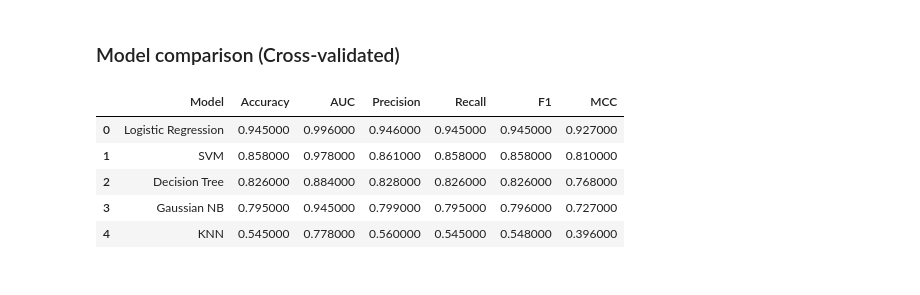
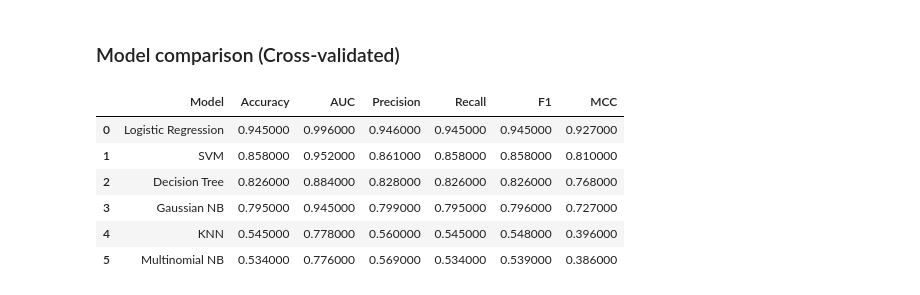
Before and after one commit to anikets349/ML-Assignment, a Jupyter notebook: Assignment.ipynb, the cells around one changed output. Drawn from its saved outputs; the diff is of its cells as text; code cells hidden in the pictures.

Commit message:
fix: Replace SVM model with CalibratedClassifierCV

```diff
--- a/Assignment.ipynb
+++ b/Assignment.ipynb
@@ -471,35 +472,37 @@ def build_models():
     m = {
         "Logistic Regression": Pipeline([("prep", prep_std()), ("clf", LogisticRegression(max_iter=2000, random_state=RANDOM_STATE))]),
         "Decision Tree": Pipeline([("prep", prep_std()), ("clf", DecisionTreeClassifier(random_state=RANDOM_STATE))]),
         "KNN": Pipeline([("prep", prep_std()), ("clf", KNeighborsClassifier())]),
         "Gaussian NB": Pipeline([("prep", prep_std()), ("clf", GaussianNB())]),
-        "SVM": Pipeline([("prep", prep_std()), ("clf", SVC(probability=True, random_state=RANDOM_STATE))])
+        "Multinomial NB": Pipeline([("prep", prep_mm()), ("clf", MultinomialNB())]),
+        "SVM": Pipeline([("prep", prep_std()), ("clf", CalibratedClassifierCV(SVC(), ensemble=False))])
     }
     return m
 
 models = build_models()
 cv = RepeatedStratifiedKFold(n_splits=5, n_repeats=3, random_state=RANDOM_STATE)
 scoring = {"accuracy": "accuracy", "auc": "roc_auc_ovr", "precision": "precision_macro", "recall": "recall_macro", "f1": "f1_macro", "mcc": make_scorer(matthews_corrcoef)}
 
 rows, fitted = [], {}
 for name, pipe in models.items():
     cvr = cross_validate(pipe, X_train, y_train, cv=cv, scoring=scoring, n_jobs=-1, return_train_score=True)
     pipe.fit(X_train, y_train)
     fitted[name] = pipe
     pred = pipe.predict(X_test)
     rows.append({"Model": name,
                  "Accuracy": cvr["test_accuracy"].mean(),
                  "AUC": cvr["test_auc"].mean(),
                  "Precision": cvr["test_precision"].mean(),
                  "Recall": cvr["test_recall"].mean(),
                  "F1": cvr["test_f1"].mean(),
                  "MCC": cvr["test_mcc"].mean()})
 results = pd.DataFrame(rows).sort_values("Accuracy", ascending=False).reset_index(drop=True)
 display(results.round(3).style.background_gradient(subset=["Accuracy", "F1"], cmap="Blues"))
 # %% [output]
 |  | Model | Accuracy | AUC | Precision | Recall | F1 | MCC |
 | 0 | Logistic Regression | 0.945000 | 0.996000 | 0.946000 | 0.945000 | 0.945000 | 0.927000 |
-| 1 | SVM | 0.858000 | 0.978000 | 0.861000 | 0.858000 | 0.858000 | 0.810000 |
+| 1 | SVM | 0.858000 | 0.952000 | 0.861000 | 0.858000 | 0.858000 | 0.810000 |
 | 2 | Decision Tree | 0.826000 | 0.884000 | 0.828000 | 0.826000 | 0.826000 | 0.768000 |
 | 3 | Gaussian NB | 0.795000 | 0.945000 | 0.799000 | 0.795000 | 0.796000 | 0.727000 |
 | 4 | KNN | 0.545000 | 0.778000 | 0.560000 | 0.545000 | 0.548000 | 0.396000 |
+| 5 | Multinomial NB | 0.534000 | 0.776000 | 0.569000 | 0.534000 | 0.539000 | 0.386000 |
```
Also changed, not shown: parts of 1 cell of this notebook.
